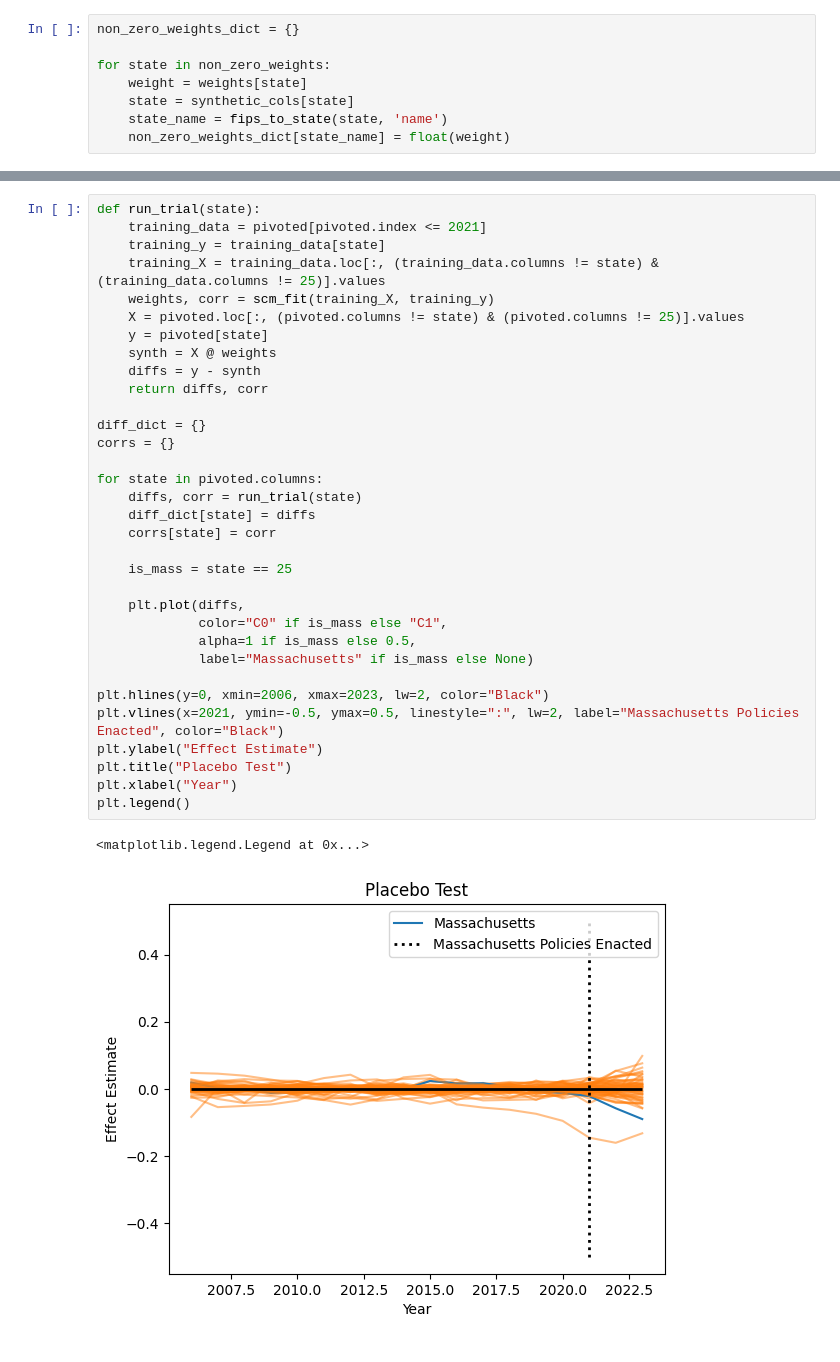
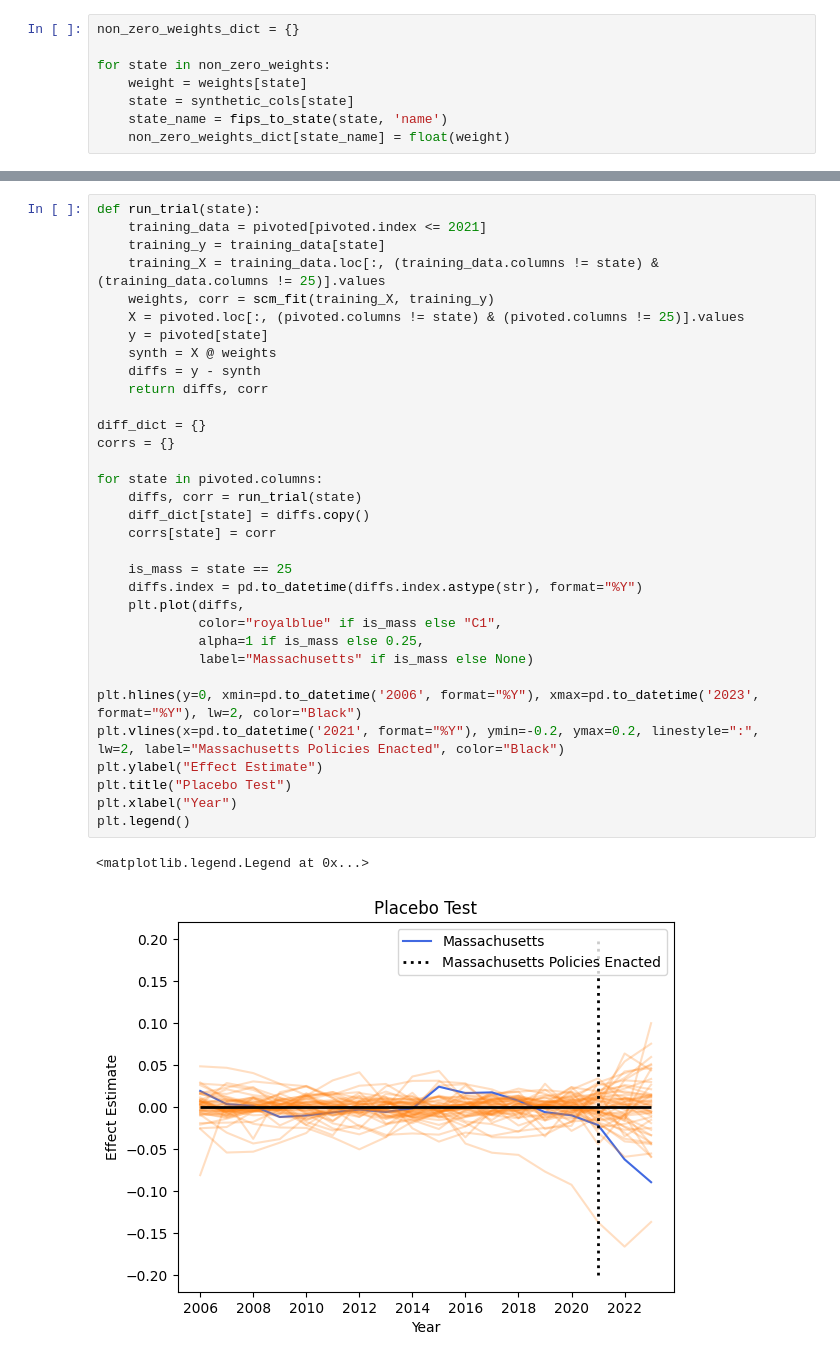
Before and after one commit to will-r61/honors_thesis, a Jupyter notebook: notebooks/scm_no_covariates.ipynb, the cells around one changed output, grey strips where cells are left out. Drawn from its saved outputs; the diff is of its cells as text.

```diff
--- a/notebooks/scm_no_covariates.ipynb
+++ b/notebooks/scm_no_covariates.ipynb
@@ -247,39 +251,39 @@ pivoted[pivoted.index <= 2021].loc[:, (training_data.columns != state) & (traini
 # %%
 def run_trial(state):
     training_data = pivoted[pivoted.index <= 2021]
     training_y = training_data[state]
     training_X = training_data.loc[:, (training_data.columns != state) & (training_data.columns != 25)].values
     weights, corr = scm_fit(training_X, training_y)
     X = pivoted.loc[:, (pivoted.columns != state) & (pivoted.columns != 25)].values
     y = pivoted[state]
     synth = X @ weights
     diffs = y - synth
     return diffs, corr
 
 diff_dict = {}
 corrs = {}
 
 for state in pivoted.columns:
     diffs, corr = run_trial(state)
-    diff_dict[state] = diffs
+    diff_dict[state] = diffs.copy()
     corrs[state] = corr
 
     is_mass = state == 25
-
+    diffs.index = pd.to_datetime(diffs.index.astype(str), format="%Y")
     plt.plot(diffs,
-             color="C0" if is_mass else "C1",
-             alpha=1 if is_mass else 0.5,
+             color="royalblue" if is_mass else "C1",
+             alpha=1 if is_mass else 0.25,
              label="Massachusetts" if is_mass else None)
 
-plt.hlines(y=0, xmin=2006, xmax=2023, lw=2, color="Black")
-plt.vlines(x=2021, ymin=-0.5, ymax=0.5, linestyle=":", lw=2, label="Massachusetts Policies Enacted", color="Black")
+plt.hlines(y=0, xmin=pd.to_datetime('2006', format="%Y"), xmax=pd.to_datetime('2023', format="%Y"), lw=2, color="Black")
+plt.vlines(x=pd.to_datetime('2021', format="%Y"), ymin=-0.2, ymax=0.2, linestyle=":", lw=2, label="Massachusetts Policies Enacted", color="Black")
 plt.ylabel("Effect Estimate")
 plt.title("Placebo Test")
 plt.xlabel("Year")
 plt.legend()
 # %% [output]
 <matplotlib.legend.Legend at 0x...>
-[figure, old version]
+[figure, new version]
 # %%
 effects_df = pd.DataFrame(diff_dict).T
 effects_df['corr'] = None
```
Also changed, not shown: parts of 17 cells of this notebook, 4 other files.
